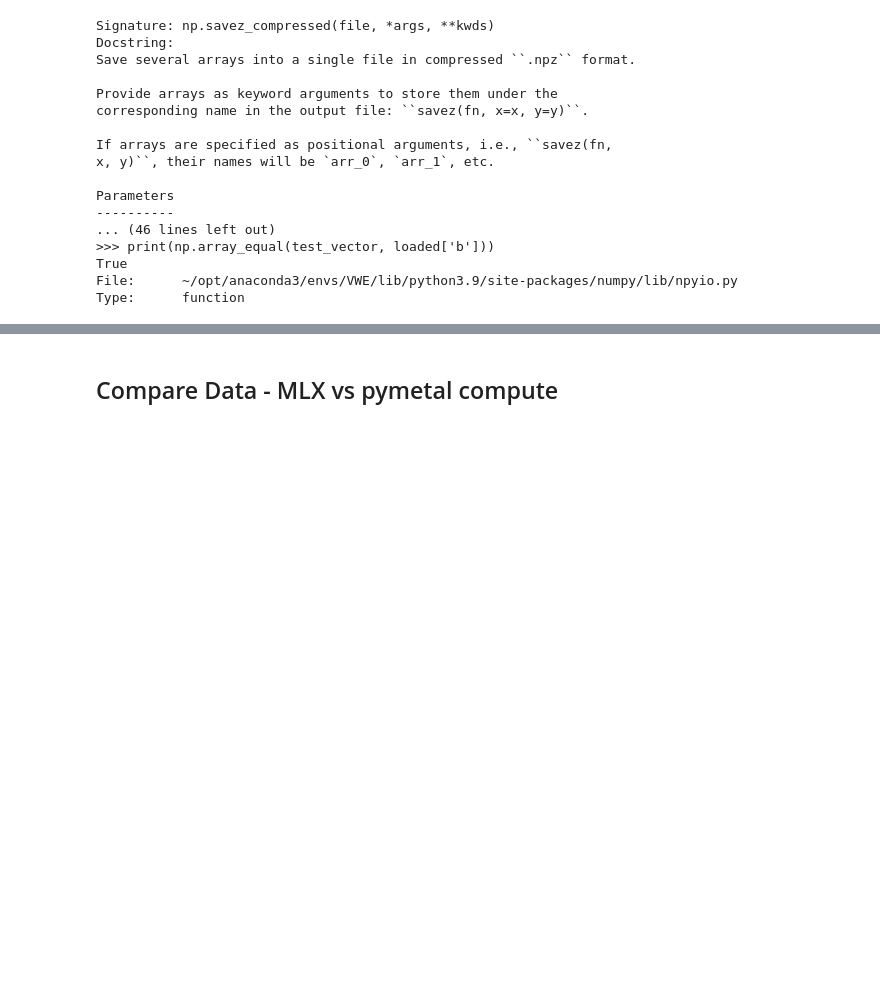
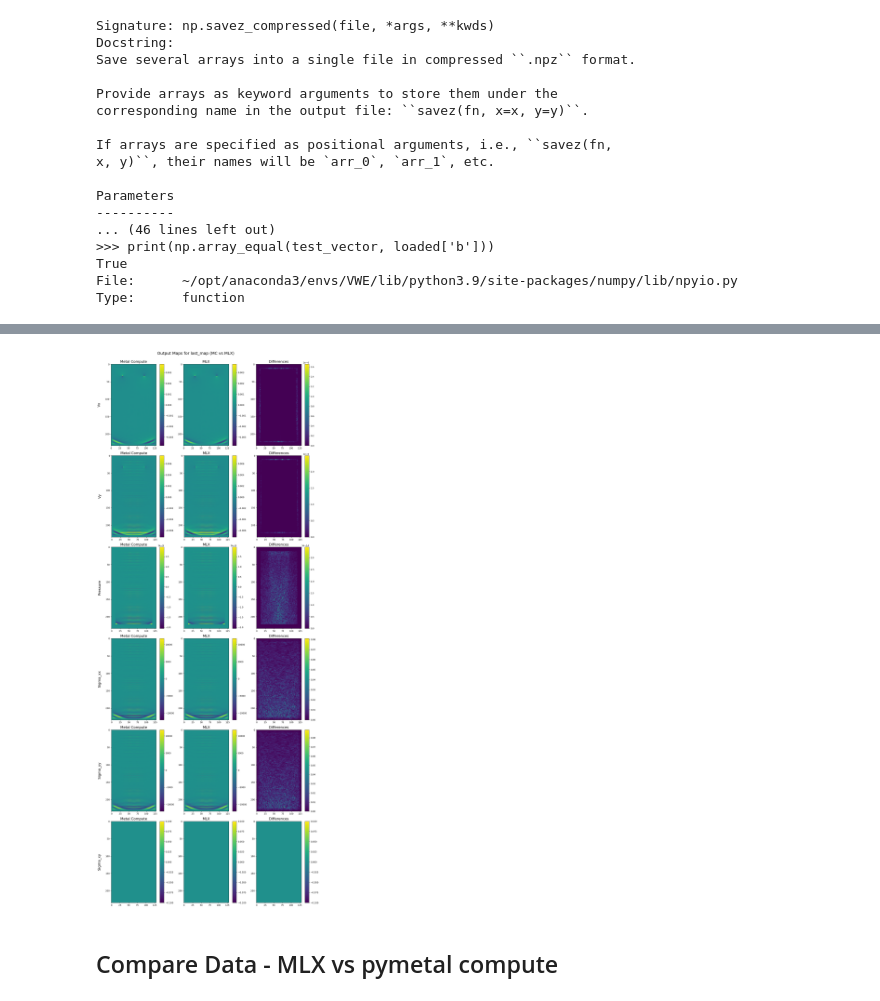
Before and after one commit to acoreas/VWE_MLX, a Jupyter notebook: BabelViscoFDTD - MLX vs Metal Compute.ipynb, the cells around one changed output, grey strips where cells are left out. Drawn from its saved outputs; the diff is of its cells as text; code cells hidden in the pictures; blank space fills up the shorter version.

```diff
--- a/BabelViscoFDTD - MLX vs Metal Compute.ipynb
+++ b/BabelViscoFDTD - MLX vs Metal Compute.ipynb
@@ -1197,10 +1305,11 @@ input_params_mc, post_kernel_args_mc = vwe_utils.VWE_preparation(MaterialMap=mat
                                             USE_SINGLE=True,
                                             DT=dt,
                                             QfactorCorrection=True,
-                                            SelRMSorPeak=1, #we select  only RMS data
-                                            SelMapsRMSPeakList=['Pressure'],
-                                            SelMapsSensorsList=['Vx','Vy','Pressure'],
-                                            SensorSubSampling=sensor_steps,
+                                            SelRMSorPeak=3, #w collect both rms and peak data
+                                            SelMapsRMSPeakList=['Vx','Vy','Pressure','Sigmaxx','Sigmayy','Sigmaxy'],
+                                            SelMapsSensorsList=['Vx','Vy','Pressure','Sigmaxx','Sigmayy','Sigmaxy'],
+                                            # SensorSubSampling=sensor_steps,
+                                            SensorSubSampling=1,
                                             DefaultGPUDeviceName=gpu_device,
                                             TypeSource=0)
 input_params_mlx = input_params_mc.copy()
@@ -1225,6 +1334,6 @@ output_dict_mlx = vwe_mlx.kernel_setup(arguments=input_params_mlx,using_mlx=True
 results_mlx = vwe_mlx.kernel_execution(input_params_mlx,output_dict_mlx)
 
 # Post kernel processing
-sensor_results_mlx,last_map_results_mlx,rms_results_mlx,snapshot_results_mlx = vwe_utils.VWE_post_kernel_processing(results_mlx,input_params_mlx,post_kernel_args_mlx)
+sensor_results_mlx,last_map_results_mlx,rms_results_mlx,peak_results_mlx,InputParam_mlx = vwe_utils.VWE_post_kernel_processing(results_mlx,input_params_mlx,post_kernel_args_mlx)
 # %% [output]
 Using device:  gpu
@@ -1254,7 +1363,7 @@ output_dict_mc = vwe_mc.kernel_setup(arguments=input_params_mc,using_mlx=False)
 results_mc = vwe_mc.kernel_execution(input_params_mc,output_dict_mc)
 
 # Post kernel processing
-sensor_results_mc,last_map_results_mc,rms_results_mc,snapshot_results_mc = vwe_utils.VWE_post_kernel_processing(results_mc,input_params_mc,post_kernel_args_mc)
+sensor_results_mc,last_map_results_mc,rms_results_mc,peak_results_mc,InputParam_mc = vwe_utils.VWE_post_kernel_processing(results_mc,input_params_mc,post_kernel_args_mc)
 # %% [output]
 Selecting device:  Apple M1 Max
 #ifndef mexType
@@ -1337,0 +1407,84 @@ plt.show()
+# %%
+# Select map of interest
+moi = "last_map"
+# moi = "rms_results"
+# moi = "peak_results"
+# moi = "sensor_results"
+
+if moi == "last_map":
+    output_vars = ['Vx','Vy','Pressure','Sigma_xx','Sigma_yy','Sigma_xy']
+else:
+    output_vars = ['Vx','Vy','Pressure','Sigmaxx','Sigmayy','Sigmaxy']
+num_vars = len(output_vars)
+
+fig, axes = plt.subplots(nrows=num_vars, ncols=3, figsize=(16, 6*num_vars))
+fig.suptitle(f"Output Maps for {moi} (MC vs MLX)",fontsize=18)
+
+# Iterate through rows
+images = []
+for index,output_key in enumerate(output_vars):
+
+    # Grab results
+    if moi == "last_map":
+        results_mc = last_map_results_mc[output_key].T
+        results_mlx = last_map_results_mlx[output_key].T
+    elif moi == "rms_results":
+        results_mc = rms_results_mc[output_key].T
+        results_mlx = rms_results_mlx[output_key].T
+    elif moi == "peak_results":
+        results_mc = peak_results_mc[output_key].T
+        results_mlx = peak_results_mlx[output_key].T
+    elif moi == "sensor_results":
+        results_mc = sensor_results_mc[output_key]
+        results_mlx = sensor_results_mlx[output_key]
+    else:
+        raise Exception("Invalid output map given")
+
+    # Plot row
+    row = index
+
+    if moi == 'sensor_results':
+        for n, index2 in enumerate( InputParam_mc['IndexSensorMap']):
+            i=int(index2%N1)
+            j=int(index2/N1)
+            if i==int(N1/2) and j==int(N2/2):
+                CentralPoint=n
+        im1 = axes[row,0].plot(sensor_results_mc['time']*1e6,results_mc[CentralPoint])
+        im2 = axes[row,1].plot(sensor_results_mlx['time']*1e6,results_mlx[CentralPoint])
+        im3 = axes[row,2].plot(sensor_results_mc['time']*1e6,results_mc[CentralPoint]-results_mlx[CentralPoint])
+
+    else:
+        im1 = axes[row,0].imshow(results_mc)
+        im2 = axes[row,1].imshow(results_mlx)
+        im3 = axes[row,2].imshow(abs(results_mc-results_mlx))
+
+    if moi != 'sensor_results':
+        # Add colourbars
+        plt.colorbar(im1, ax=axes[row,0])
+        plt.colorbar(im2, ax=axes[row,1])
+        plt.colorbar(im3, ax=axes[row,2])
+
+    # Add titles
+    axes[row,0].set_title(f'Metal Compute',fontsize='16')
+    axes[row,1].set_title(f'MLX',fontsize='16')
+    axes[row,2].set_title(f'Differences',fontsize='16')
+
+    # Add ylabel
+    axes[row,0].set_ylabel(output_key+'\n', fontsize='16')
+
+    # Calculate and print difference metrics
+    dice_score = vwe_utils.calc_dice_coeff(results_mc,results_mlx)
+    mse = mean_squared_error(results_mc,results_mlx)
+    nrmse = normalized_root_mse(results_mc,results_mlx,normalization='min-max')
+
+    print(output_key)
+    print(f"DICE Score: {dice_score}")
+    print(f"Mean square error: {mse}")
+    print(f"Normalized root mean square error: {nrmse}\n")
+
+
+
+# Make room for the suptitle by shrinking the layout area
+plt.tight_layout(rect=[0.1,0,1,0.98])
+plt.show()
+# %% [output]
@@ -1338,3 +1508,4 @@ plt.show()
+[figure, added]
 # %% [markdown]
 ## Compare Data - MLX vs pymetal compute
 # %%
```
Also changed, not shown: parts of 8 cells of this notebook, 6 other files.
